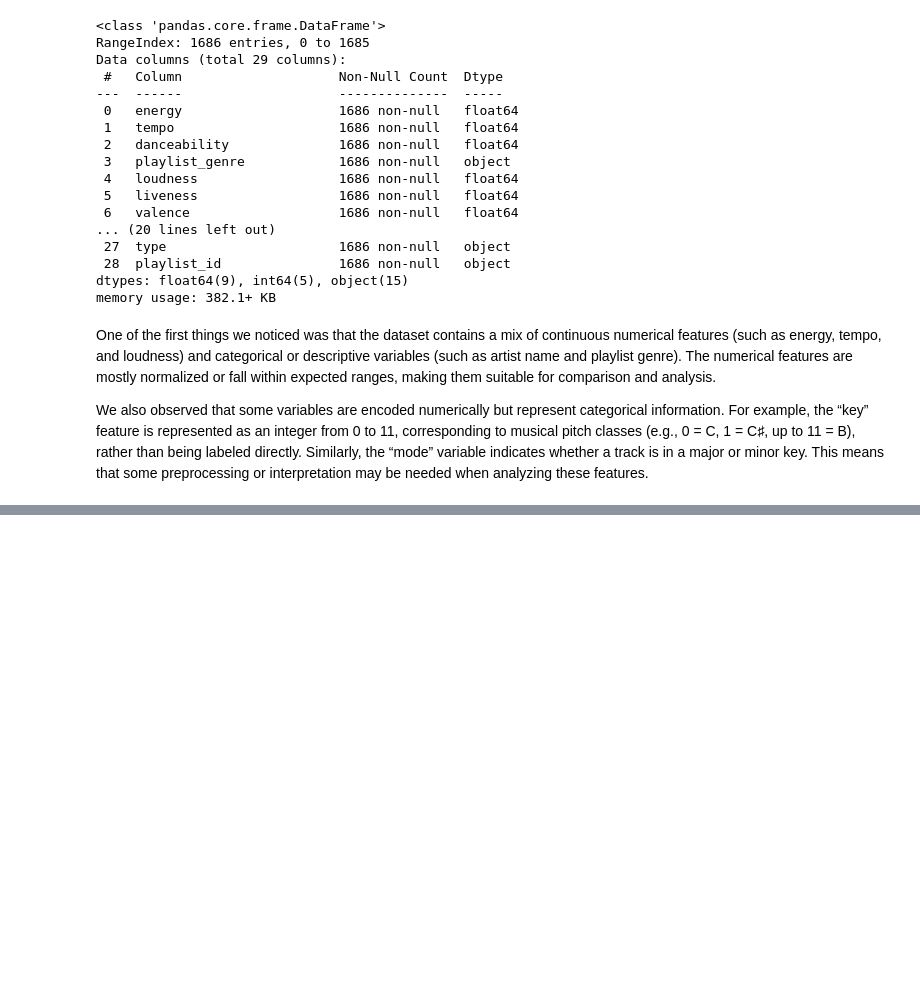
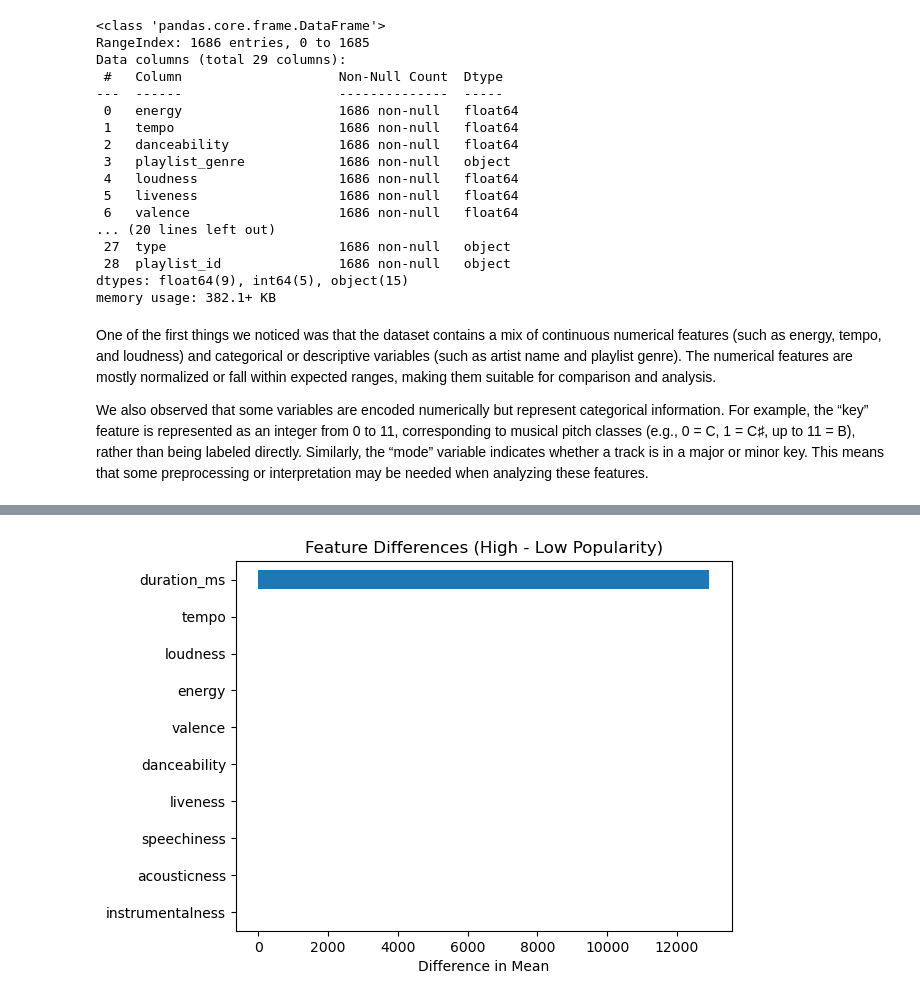
Before and after one commit to Therasdin/DSCI235-Final, a Jupyter notebook: SpotifyPredictor.ipynb, the cells around one changed output, grey strips where cells are left out. Cells and saved outputs as stored; diff of their text form; code cells hidden in the pictures; blank space fills up the shorter version.

```diff
--- a/SpotifyPredictor.ipynb
+++ b/SpotifyPredictor.ipynb
@@ -53,6 +53,22 @@ print(highPopularity["track_popularity"].std())
 
 print(lowPopularity["track_popularity"].mean())
 print(lowPopularity["track_popularity"].std())
+features = [
+    'energy', 'danceability', 'loudness', 'tempo',
+    'valence', 'speechiness', 'instrumentalness',
+    'liveness', 'acousticness', 'duration_ms'
+]
+
+comparison = pd.DataFrame({
+    'High Mean': highPopularity[features].mean(),
+    'Low Mean': lowPopularity[features].mean(),
+    'High Std': highPopularity[features].std(),
+    'Low Std': lowPopularity[features].std()
+})
+
+comparison['Difference'] = comparison['High Mean'] - comparison['Low Mean']
+
+print(comparison.sort_values(by='Difference', ascending=False))
 # %% [output]
 75.80604982206405
 6.03253189985256
@@ -61 +90,8 @@ print(lowPopularity["track_popularity"].std())
+# %%
+comparison['Difference'].sort_values().plot(kind='barh')
+plt.title("Feature Differences (High - Low Popularity)")
+plt.xlabel("Difference in Mean")
+plt.show()
+# %% [output]
+[figure, added]
 # %% [markdown]
```
Also changed, not shown: parts of 8 cells of this notebook.
